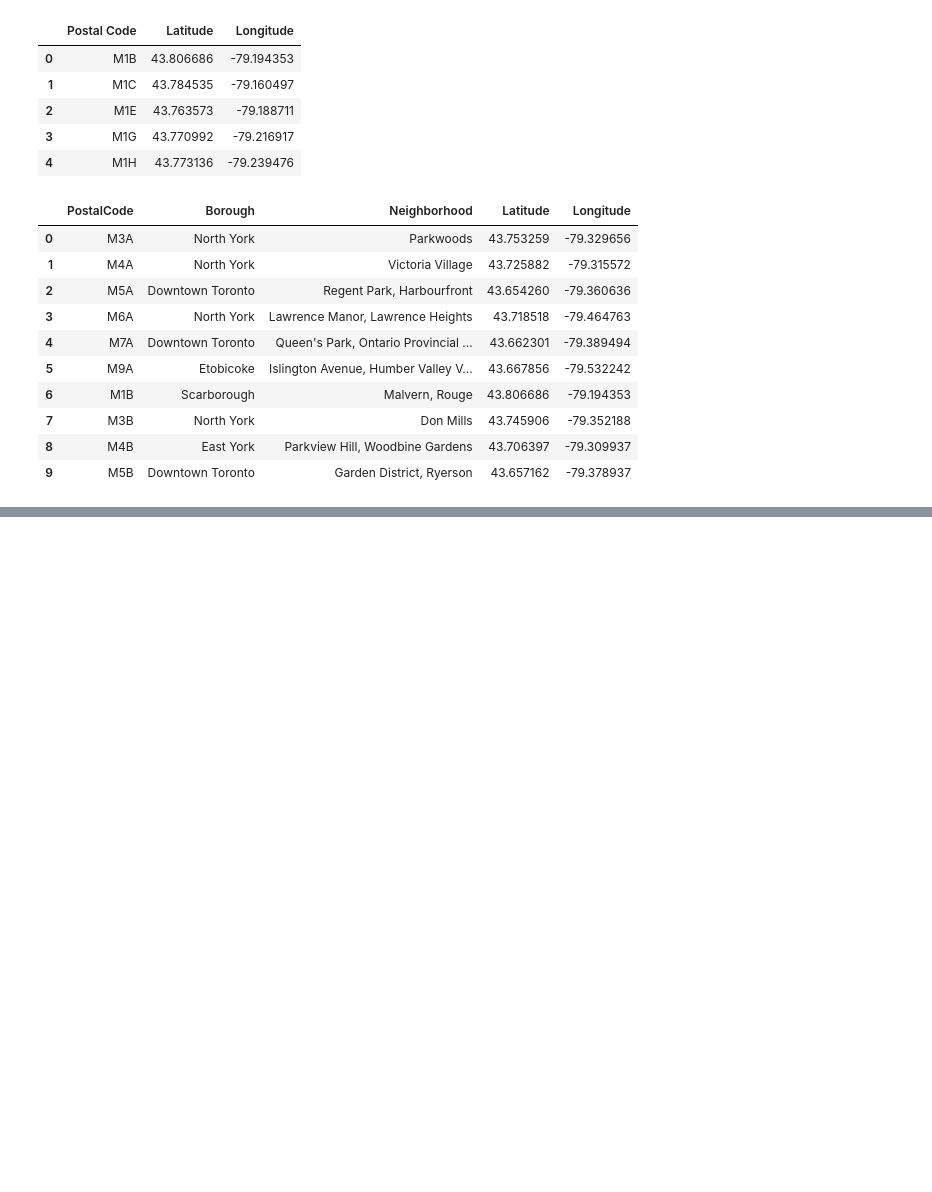
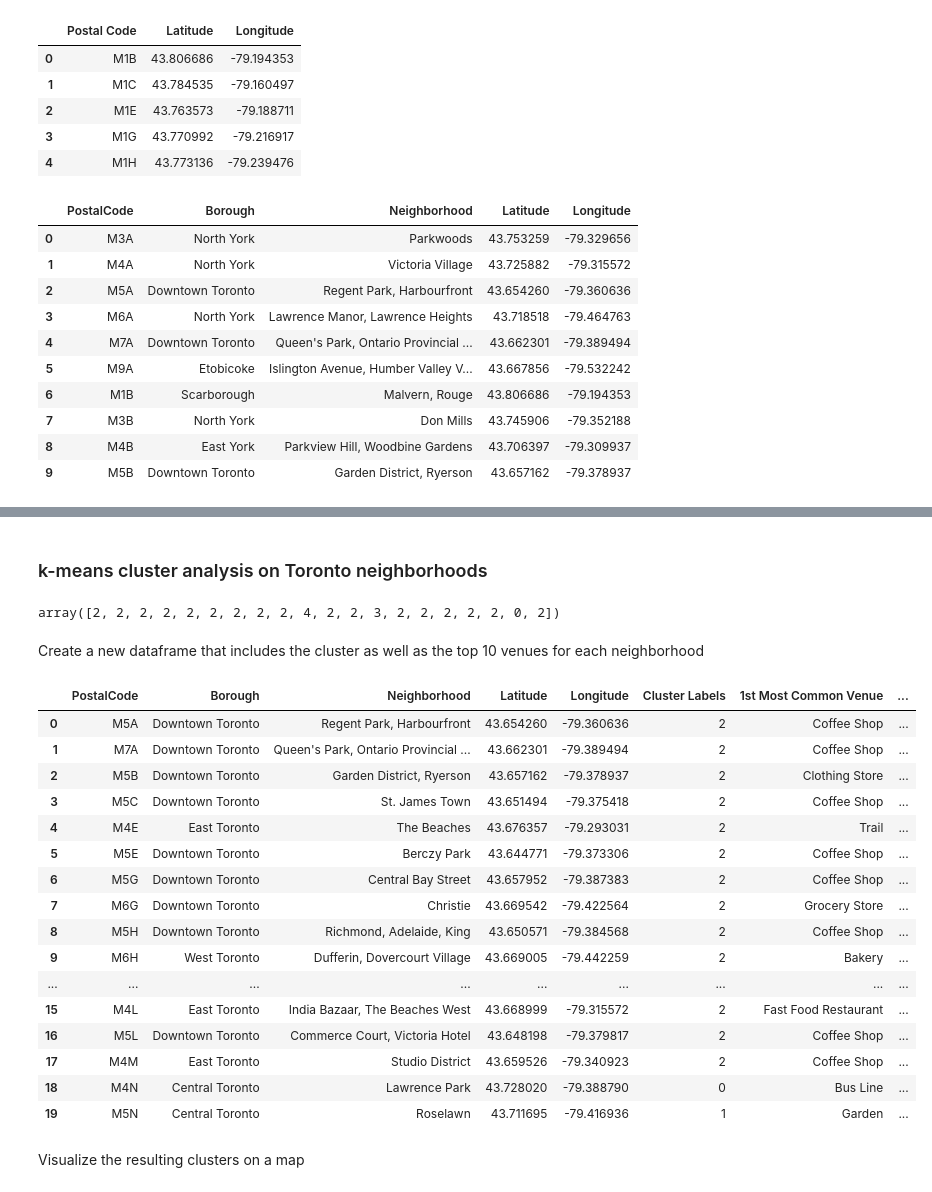
Before and after one commit to ccmrsrobinson/Coursera_Capstone, a Jupyter notebook: Toronto_CSR.ipynb, the cells around one changed output, grey strips where cells are left out. Cells and saved outputs as stored; diff of their text form; code cells hidden in the pictures; blank space fills up the shorter version.

```diff
--- a/Toronto_CSR.ipynb
+++ b/Toronto_CSR.ipynb
@@ -131,0 +468,21 @@ df_Toronto_merged.head(10)
+# %%
+num_top_venues = 10
+
+indicators = ['st', 'nd', 'rd']
+
+# create columns according to number of top venues
+columns = ['Neighborhood']
+for ind in np.arange(num_top_venues):
+    try:
+        columns.append('{}{} Most Common Venue'.format(ind+1, indicators[ind]))
+    except:
+        columns.append('{}th Most Common Venue'.format(ind+1))
+
+# create a new dataframe
+neighborhoods_venues_sorted = pd.DataFrame(columns=columns)
+neighborhoods_venues_sorted['Neighborhood'] = Toronto_grouped['Neighborhood']
+
+for ind in np.arange(Toronto_grouped.shape[0]):
+    neighborhoods_venues_sorted.iloc[ind, 1:] = return_most_common_venues(Toronto_grouped.iloc[ind, :], num_top_venues)
+
+neighborhoods_venues_sorted.head()
@@ -131,0 +496,47 @@ df_Toronto_merged.head(10)
+# %% [markdown]
+### k-means cluster analysis on Toronto neighborhoods
+# %%
+# set number of clusters
+kclusters = 5
+
+Toronto_grouped_clustering = Toronto_grouped.drop('Neighborhood', 1)
+
+# run k-means clustering
+kmeans = KMeans(n_clusters=kclusters, random_state=0).fit(Toronto_grouped_clustering)
+
+# check cluster labels generated for each row in the dataframe
+kmeans.labels_[0:20]
+# %% [output]
+array([2, 2, 2, 2, 2, 2, 2, 2, 2, 4, 2, 2, 3, 2, 2, 2, 2, 2, 0, 2])
+# %% [markdown]
+Create a new dataframe that includes the cluster as well as the top 10 venues for each neighborhood
+# %%
+# add clustering labels
+neighborhoods_venues_sorted.insert(0, 'Cluster Labels', kmeans.labels_)
+
+df_Toronto_2_merged = df_Toronto_1
+
+# merge manhattan_grouped with manhattan_data to add latitude/longitude for each neighborhood
+df_Toronto_2_merged = df_Toronto_2_merged.join(neighborhoods_venues_sorted.set_index('Neighborhood'), on='Neighborhood')
+
+df_Toronto_2_merged.head(20) # check the last columns!
+# %% [output]
+|  | PostalCode | Borough | Neighborhood | Latitude | Longitude | Cluster Labels | 1st Most Common Venue | ... |
+| 0 | M5A | Downtown Toronto | Regent Park, Harbourfront | 43.654260 | -79.360636 | 2 | Coffee Shop | ... |
+| 1 | M7A | Downtown Toronto | Queen's Park, Ontario Provincial ... | 43.662301 | -79.389494 | 2 | Coffee Shop | ... |
+| 2 | M5B | Downtown Toronto | Garden District, Ryerson | 43.657162 | -79.378937 | 2 | Clothing Store | ... |
+| 3 | M5C | Downtown Toronto | St. James Town | 43.651494 | -79.375418 | 2 | Coffee Shop | ... |
+| 4 | M4E | East Toronto | The Beaches | 43.676357 | -79.293031 | 2 | Trail | ... |
+| 5 | M5E | Downtown Toronto | Berczy Park | 43.644771 | -79.373306 | 2 | Coffee Shop | ... |
+| 6 | M5G | Downtown Toronto | Central Bay Street | 43.657952 | -79.387383 | 2 | Coffee Shop | ... |
+| 7 | M6G | Downtown Toronto | Christie | 43.669542 | -79.422564 | 2 | Grocery Store | ... |
+| 8 | M5H | Downtown Toronto | Richmond, Adelaide, King | 43.650571 | -79.384568 | 2 | Coffee Shop | ... |
+| 9 | M6H | West Toronto | Dufferin, Dovercourt Village | 43.669005 | -79.442259 | 2 | Bakery | ... |
+| ... | ... | ... | ... | ... | ... | ... | ... | ... |
+| 15 | M4L | East Toronto | India Bazaar, The Beaches West | 43.668999 | -79.315572 | 2 | Fast Food Restaurant | ... |
+| 16 | M5L | Downtown Toronto | Commerce Court, Victoria Hotel | 43.648198 | -79.379817 | 2 | Coffee Shop | ... |
+| 17 | M4M | East Toronto | Studio District | 43.659526 | -79.340923 | 2 | Coffee Shop | ... |
+| 18 | M4N | Central Toronto | Lawrence Park | 43.728020 | -79.388790 | 0 | Bus Line | ... |
+| 19 | M5N | Central Toronto | Roselawn | 43.711695 | -79.416936 | 1 | Garden | ... |
+# %% [markdown]
+Visualize the resulting clusters on a map
```
Also changed, not shown: parts of 52 cells of this notebook.
